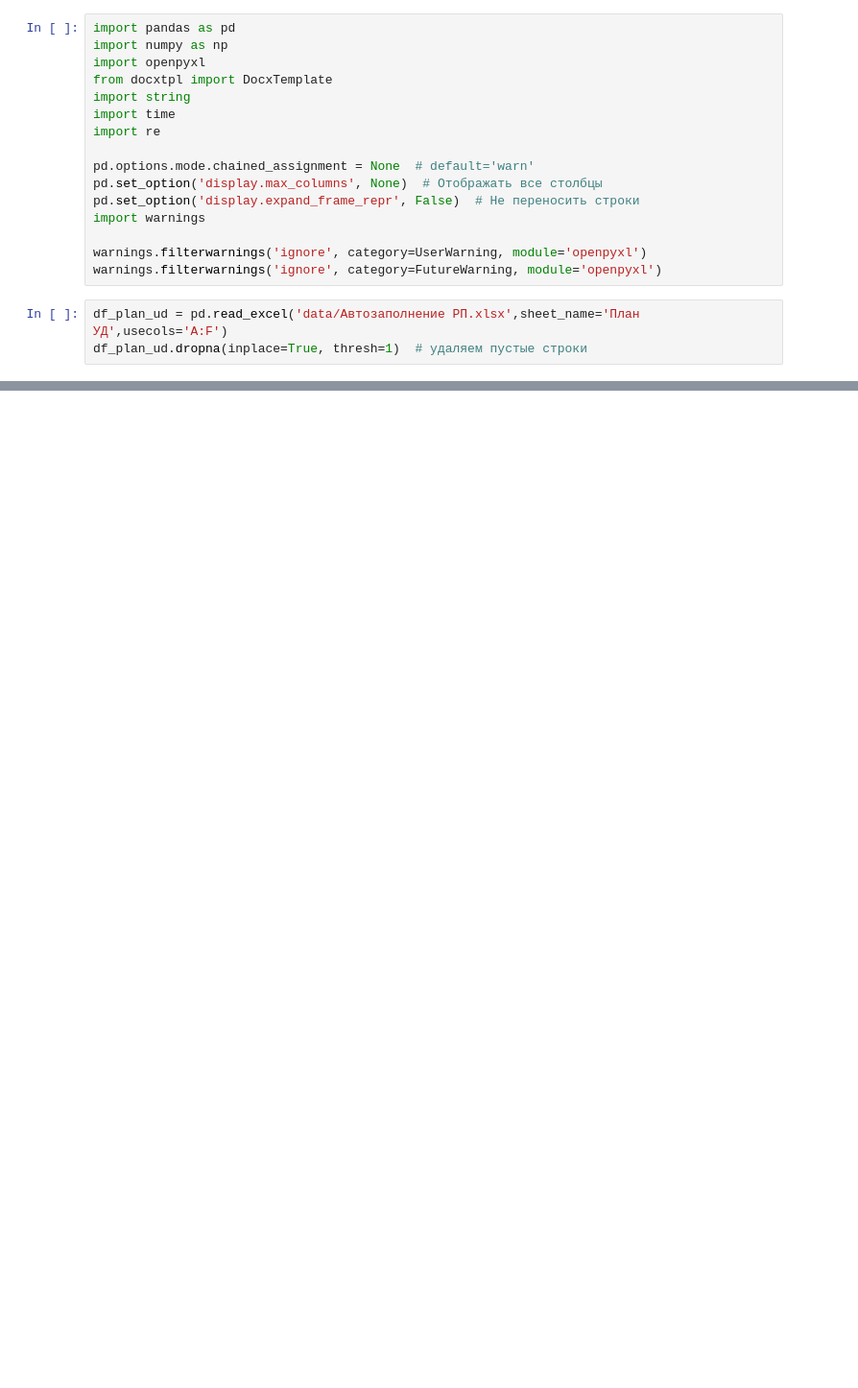
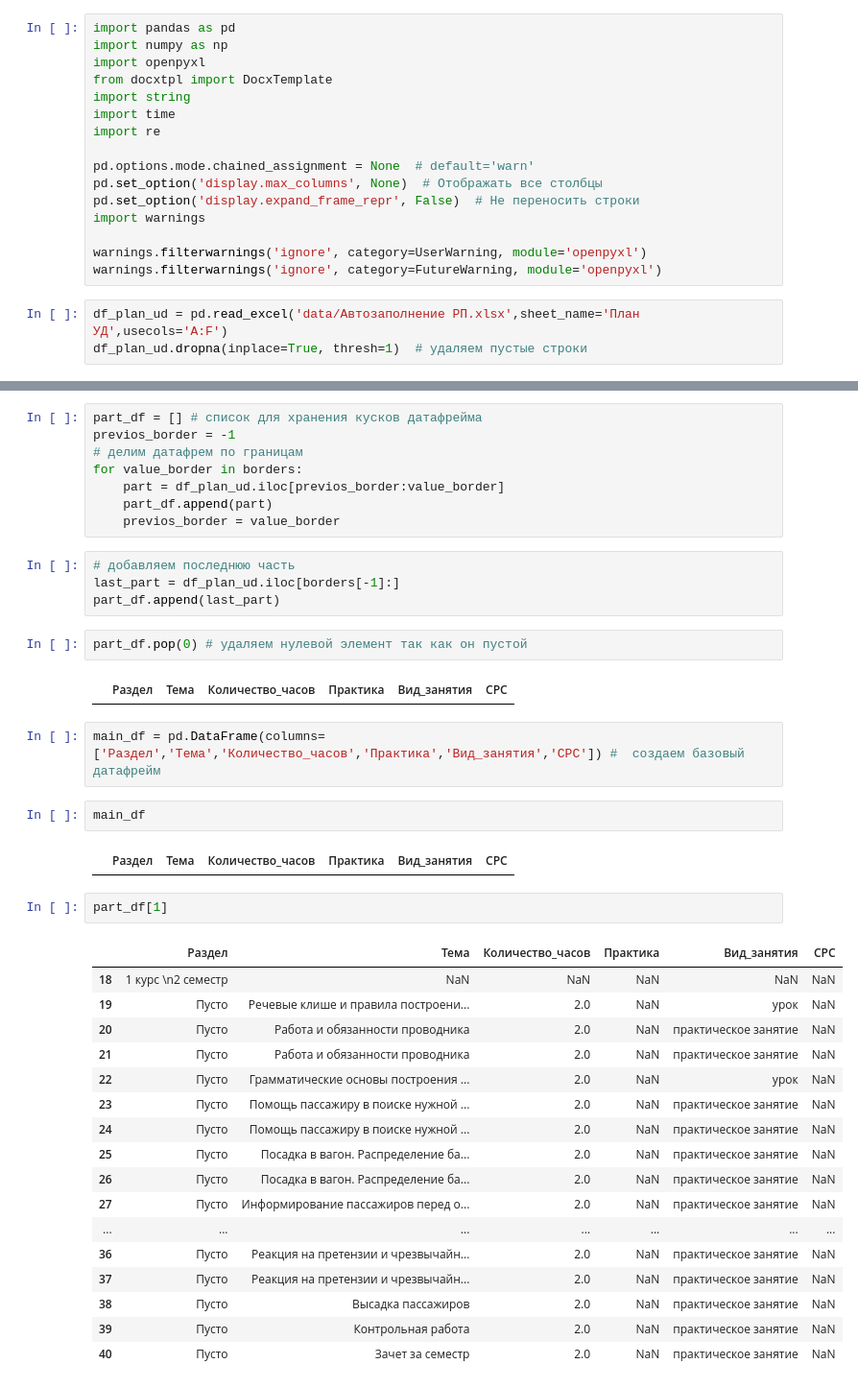
Before and after one commit to t0r1n88/Diana, a Jupyter notebook: UD_1.ipynb, the cells around one changed output, grey strips where cells are left out. Shown: that part at 96% size. Drawn from its saved outputs; the diff is of its cells as text; blank space fills up the shorter version.

```diff
--- a/UD_1.ipynb
+++ b/UD_1.ipynb
@@ -39,0 +52,42 @@ df_plan_ud
+# %%
+part_df = [] # список для хранения кусков датафрейма
+previos_border = -1
+# делим датафрем по границам
+for value_border in borders:
+    part = df_plan_ud.iloc[previos_border:value_border]
+    part_df.append(part)
+    previos_border = value_border
+# %%
+# добавляем последнюю часть
+last_part = df_plan_ud.iloc[borders[-1]:]
+part_df.append(last_part)
+# %%
+part_df.pop(0) # удаляем нулевой элемент так как он пустой
+# %% [output]
+|  | Раздел | Тема | Количество_часов | Практика | Вид_занятия | СРС |
+# %%
+main_df = pd.DataFrame(columns=['Раздел','Тема','Количество_часов','Практика','Вид_занятия','СРС']) #  создаем базовый датафрейм
+# %%
+main_df
+# %% [output]
+|  | Раздел | Тема | Количество_часов | Практика | Вид_занятия | СРС |
+# %%
+part_df[1]
+# %% [output]
+|  | Раздел | Тема | Количество_часов | Практика | Вид_занятия | СРС |
+| 18 | 1 курс \n2 семестр | NaN | NaN | NaN | NaN | NaN |
+| 19 | Пусто | Речевые клише и правила построени... | 2.0 | NaN | урок | NaN |
+| 20 | Пусто | Работа и обязанности проводника | 2.0 | NaN | практическое занятие | NaN |
+| 21 | Пусто | Работа и обязанности проводника | 2.0 | NaN | практическое занятие | NaN |
+| 22 | Пусто | Грамматические основы построения ... | 2.0 | NaN | урок | NaN |
+| 23 | Пусто | Помощь пассажиру в поиске нужной ... | 2.0 | NaN | практическое занятие | NaN |
+| 24 | Пусто | Помощь пассажиру в поиске нужной ... | 2.0 | NaN | практическое занятие | NaN |
+| 25 | Пусто | Посадка в вагон. Распределение ба... | 2.0 | NaN | практическое занятие | NaN |
+| 26 | Пусто | Посадка в вагон. Распределение ба... | 2.0 | NaN | практическое занятие | NaN |
+| 27 | Пусто | Информирование пассажиров перед о... | 2.0 | NaN | практическое занятие | NaN |
+| ... | ... | ... | ... | ... | ... | ... |
+| 36 | Пусто | Реакция на претензии и чрезвычайн... | 2.0 | NaN | практическое занятие | NaN |
+| 37 | Пусто | Реакция на претензии и чрезвычайн... | 2.0 | NaN | практическое занятие | NaN |
+| 38 | Пусто | Высадка пассажиров | 2.0 | NaN | практическое занятие | NaN |
+| 39 | Пусто | Контрольная работа | 2.0 | NaN | практическое занятие | NaN |
+| 40 | Пусто | Зачет за семестр | 2.0 | NaN | практическое занятие | NaN |
```
Also changed, not shown: parts of 22 cells of this notebook, 1 other file.
